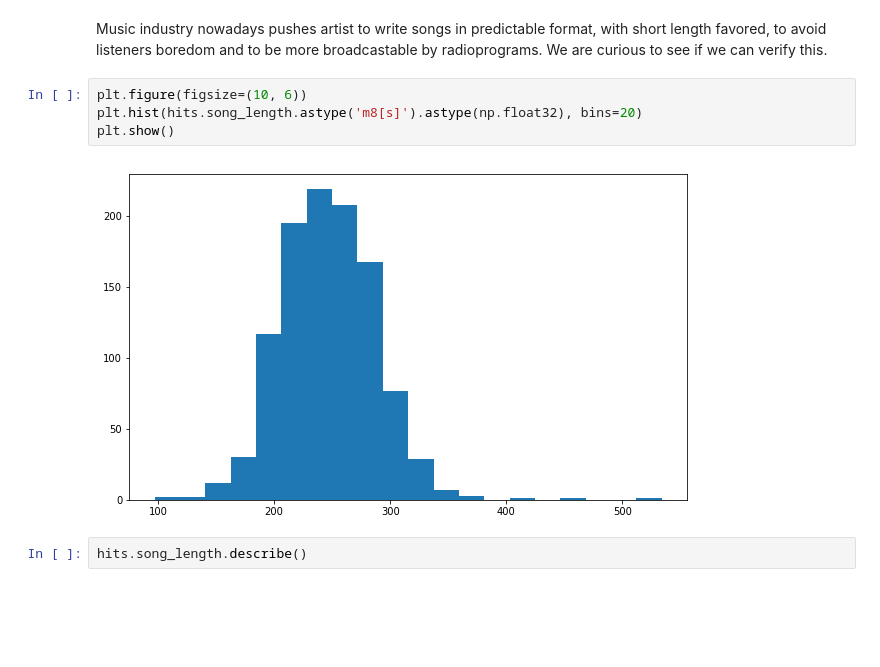
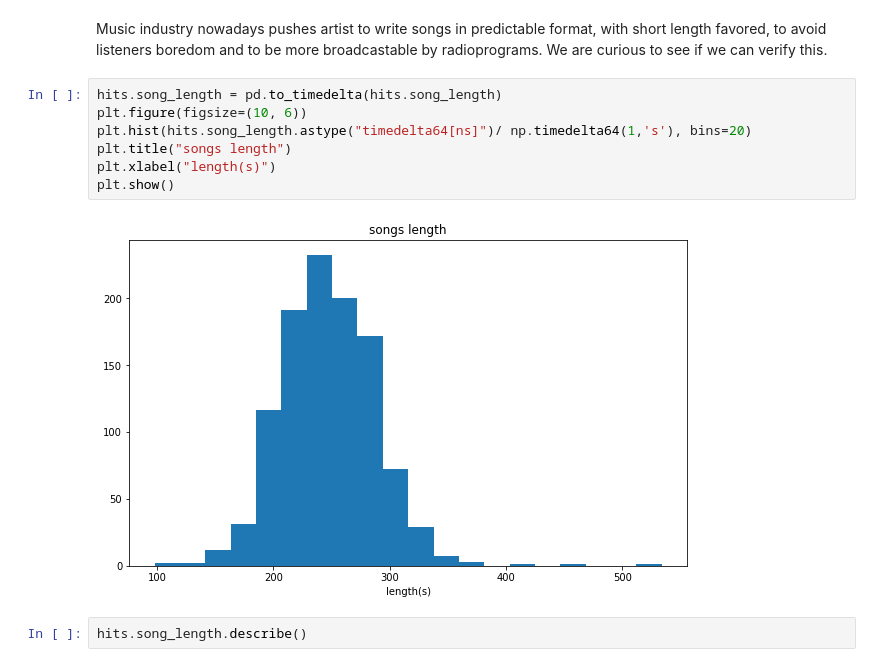
Before and after one commit to PaulPruliere/wsdm, a Jupyter notebook: wsdm.ipynb, the cells around one changed output. Drawn from its saved outputs; the diff is of its cells as text; blank space fills up the shorter version.

Commit message:
songs length unit conversion

```diff
--- a/wsdm.ipynb
+++ b/wsdm.ipynb
@@ -420,11 +531,14 @@ We notice that big artist are represented several times in those hits. Like Ed S
 # %% [markdown]
 Music industry nowadays pushes artist to write songs in  predictable format, with short length favored, to avoid listeners boredom and to be more broadcastable by radioprograms. We are curious to see if we can verify this.
 # %%
+hits.song_length = pd.to_timedelta(hits.song_length)
 plt.figure(figsize=(10, 6))
-plt.hist(hits.song_length.astype('m8[s]').astype(np.float32), bins=20)
+plt.hist(hits.song_length.astype("timedelta64[ns]")/ np.timedelta64(1,'s'), bins=20)
+plt.title("songs length")
+plt.xlabel("length(s)")
 plt.show()
 # %% [output]
-[figure, old version]
+[figure, new version]
 # %%
 hits.song_length.describe()
 # %% [output]
```
Also changed, not shown: parts of 24 cells of this notebook.
